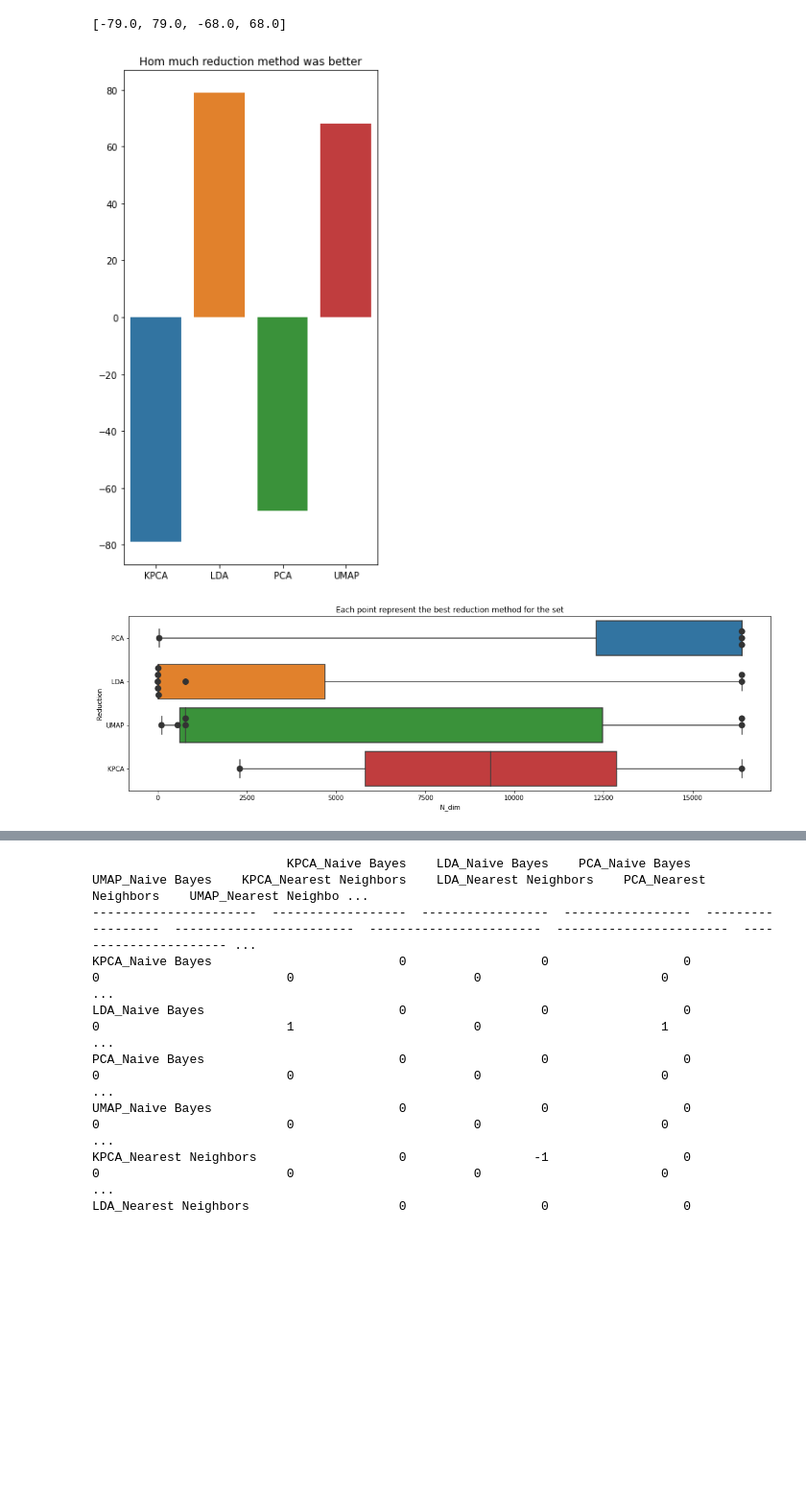
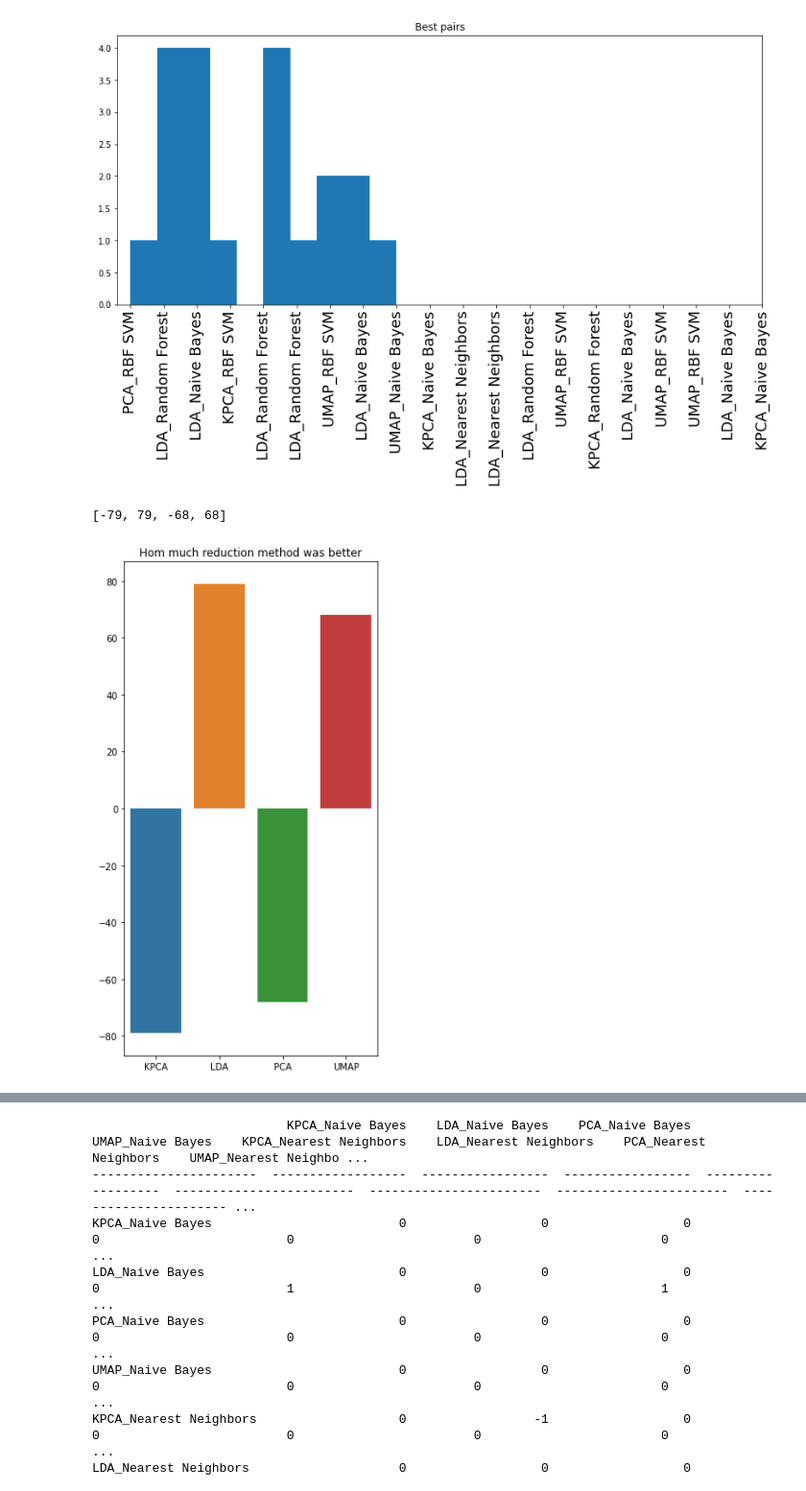
Before and after one commit to OldGentleman/ML_Dimensional_reduction, a Jupyter notebook: static_tests/static_tests.ipynb, the cells around one changed output, grey strips where cells are left out. Shown: that part at 96% size. Drawn from its saved outputs; the diff is of its cells as text; code cells hidden in the pictures; blank space fills up the shorter version.

Commit message:
chore: add best pair for tt_test

```diff
--- a/static_tests/static_tests.ipynb
+++ b/static_tests/static_tests.ipynb
@@ -200,32 +200,50 @@ def wilcoxon_test_for_column_pair(sets, cols):
 # %%
 tt_xs = []
 tt_shapes = []
 names = ['KPCA', 'LDA', 'PCA', 'UMAP']
+best_pairs = []
 points = [0,0,0,0]
 for s_name, s_shape,s in zip(sets_name, sets_shapes, sets):
-    res_tt = tt_test(s).groupby('R').sum().drop(columns=['C'])
+    res = tt_test(s)
+    res['V'] = res['V'].apply(lambda x: int(x))
+    best = res.iloc[res['V'].idxmax()]
+    best_pairs.append(best['R']+'_'+best['C'])
+
+    res_tt = res.groupby('R').sum()
     for i in range(len(points)):
         points[i] += res_tt['V'].values[i]
     tt_xs.append(res_tt.idxmax().values[0])
     tt_shapes.append(s_shape[1])
     # print(s_name, s_shape[1])
     # print(res_tt)
     # print(res_tt.idxmax().values)
     # print('---------------------------------------------------')
 tt_df = pd.DataFrame(data=np.array([tt_xs, tt_shapes]).T, columns=['Reduction', 'N_dim'])
 # print(tt_df)
 tt_df['N_dim'] = tt_df['N_dim'].apply(lambda x: int(x))
+
+fig, ax = plt.subplots(1,1)
+fig.set_figheight(6)
+fig.set_figwidth(14)
+ax.hist(best_pairs)
+x = np.arange(0,20,1)
+ax.set_xticks(x)
+ax.set_xticklabels(best_pairs, rotation='vertical', fontsize=18)
+plt.title('Best pairs')
+plt.show()
+
 print(points)
 plt.figure(figsize=(5, 10))
 plt.title('Hom much reduction method was better')
 sns.barplot(names, points)
 plt.show()
+
 plt.figure(figsize=(18, 5))
 plt.title('Each point represent the best reduction method for the set')
 sns.boxplot(x="N_dim", y="Reduction", data=tt_df, whis=np.inf)
 sns.swarmplot(data=tt_df, x="N_dim", y="Reduction", size=10, dodge=True, color=".2")
 plt.show()
 # %% [output]
+[figure, new version]
-[-79.0, 79.0, -68.0, 68.0]
+[-79, 79, -68, 68]
-[figure, old version]
-[figure, old version]
+[figure, new version]
```
Also changed, not shown: parts of 1 cell of this notebook.
